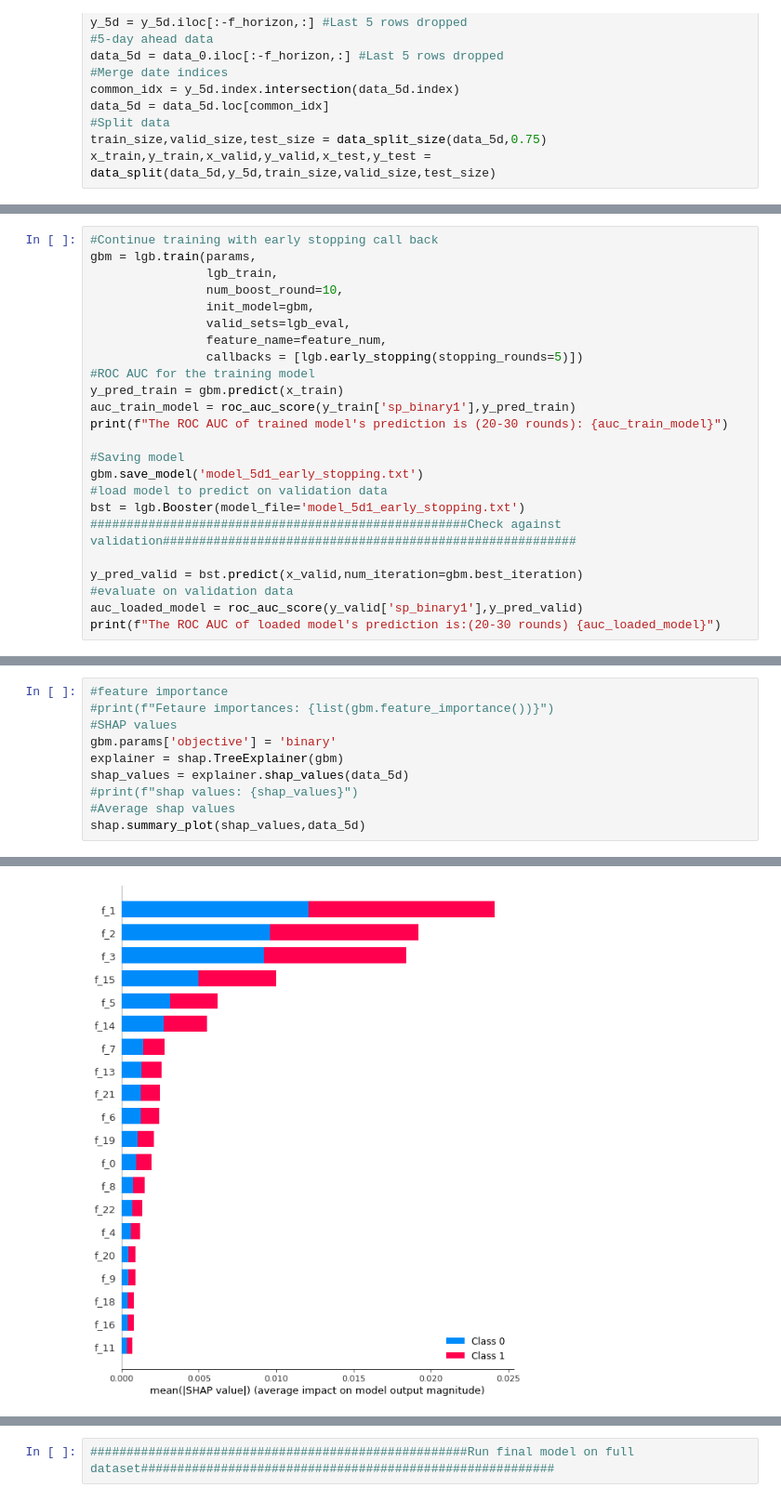
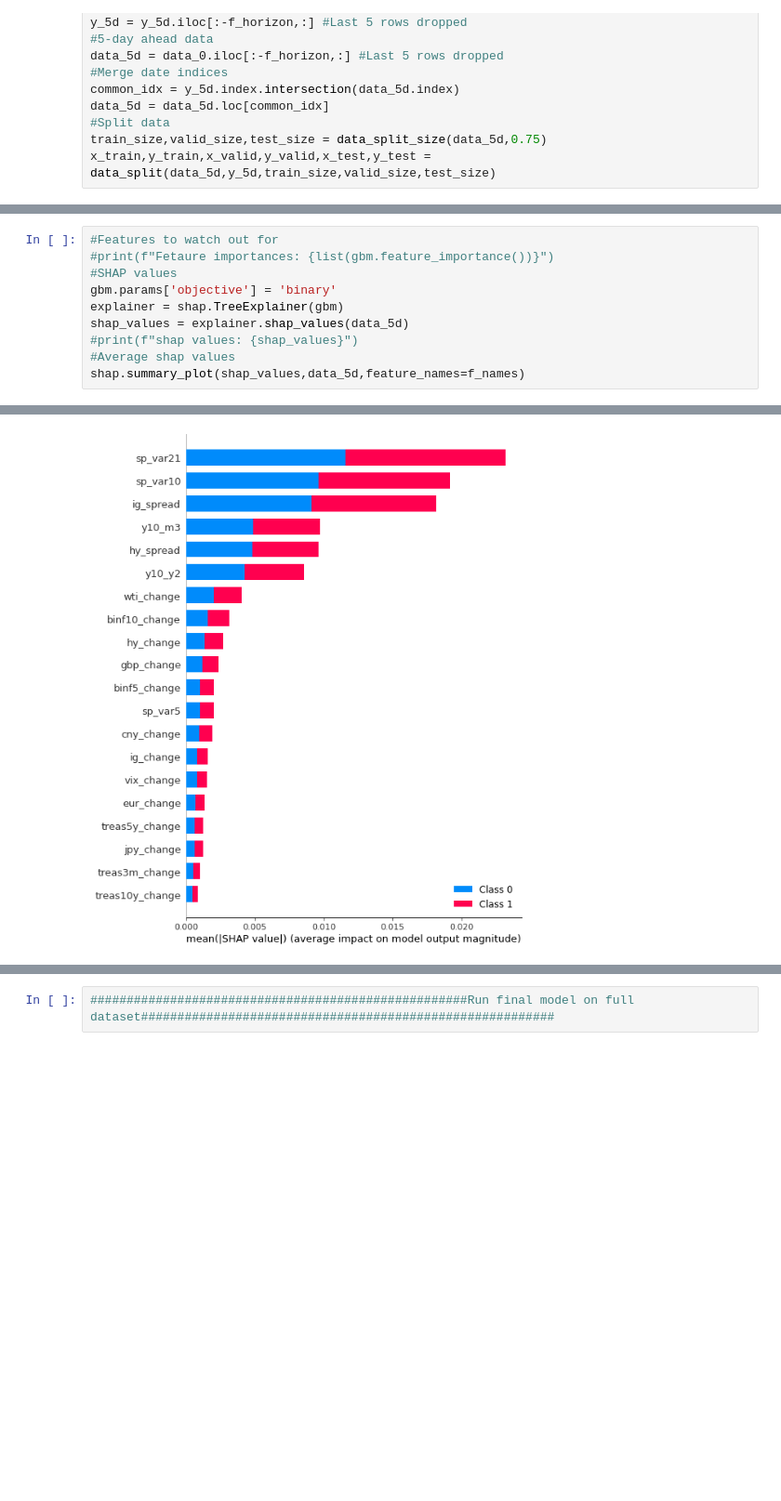
Before and after one commit to surekhanaga88/sp_500_classification, a Jupyter notebook: gbdt_01.ipynb, the cells around one changed output, grey strips where cells are left out. Shown at 93% size. Drawn from its saved outputs; the diff is of its cells as text; blank space fills up the shorter version.

Commit message:
first round of re-factoring complete

```diff
--- a/gbdt_01.ipynb
+++ b/gbdt_01.ipynb
@@ -414,24 +458,0 @@ The ROC AUC of loaded model's prediction is:(10-20 rounds) 0.5874870197300104
-# %%
-#Continue training with early stopping call back
-gbm = lgb.train(params,
-                lgb_train,
-                num_boost_round=10,
-                init_model=gbm,
-                valid_sets=lgb_eval,
-                feature_name=feature_num,
-                callbacks = [lgb.early_stopping(stopping_rounds=5)])
-#ROC AUC for the training model
-y_pred_train = gbm.predict(x_train)
-auc_train_model = roc_auc_score(y_train['sp_binary1'],y_pred_train)
-print(f"The ROC AUC of trained model's prediction is (20-30 rounds): {auc_train_model}")
-
-#Saving model
-gbm.save_model('model_5d1_early_stopping.txt')
-#load model to predict on validation data
-bst = lgb.Booster(model_file='model_5d1_early_stopping.txt')
-####################################################Check against validation#########################################################
-
-y_pred_valid = bst.predict(x_valid,num_iteration=gbm.best_iteration)
-#evaluate on validation data
-auc_loaded_model = roc_auc_score(y_valid['sp_binary1'],y_pred_valid)
-print(f"The ROC AUC of loaded model's prediction is:(20-30 rounds) {auc_loaded_model}")
@@ -456,13 +459,13 @@ The ROC AUC of loaded model's prediction is:(20-30 rounds) 0.6082121841467636
 # %%
-#feature importance
+#Features to watch out for
 #print(f"Fetaure importances: {list(gbm.feature_importance())}")
 #SHAP values
 gbm.params['objective'] = 'binary'
 explainer = shap.TreeExplainer(gbm)
 shap_values = explainer.shap_values(data_5d)
 #print(f"shap values: {shap_values}")
 #Average shap values
-shap.summary_plot(shap_values,data_5d)
+shap.summary_plot(shap_values,data_5d,feature_names=f_names)
 # %% [output]
 LightGBM binary classifier with TreeExplainer shap values output has changed to a list of ndarray
-[figure, old version]
+[figure, new version]
```
Also changed, not shown: parts of 13 cells of this notebook, 3 other files.
